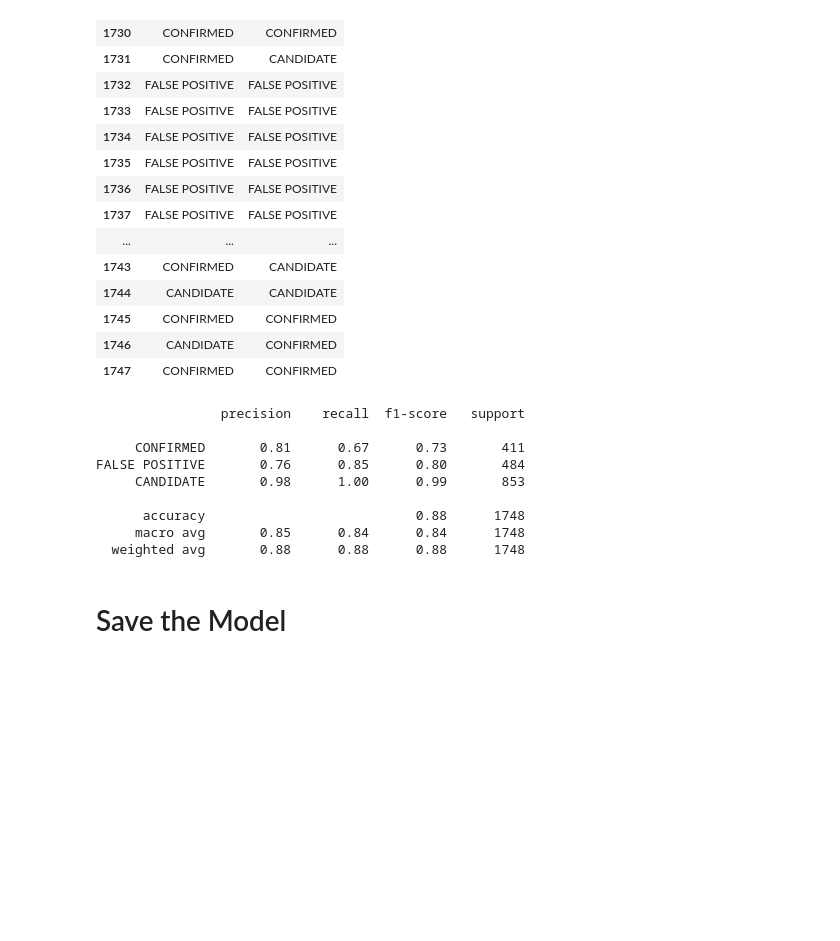
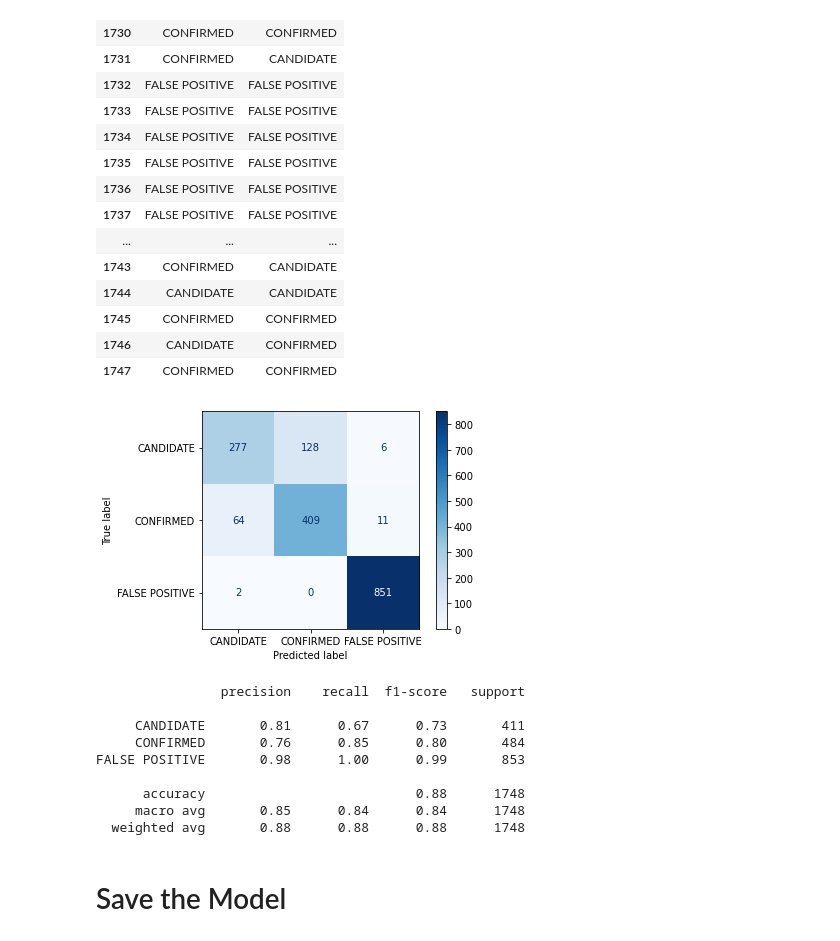
Before and after one commit to etassone1974/machine-learning-challenge, a Jupyter notebook: starter_code/model_1.ipynb, the cells around one changed output. Drawn from its saved outputs; the diff is of its cells as text; code cells hidden in the pictures; blank space fills up the shorter version.

Commit message:
Added confusion matrices, corrected labels

```diff
--- a/starter_code/model_1.ipynb
+++ b/starter_code/model_1.ipynb
@@ -246,16 +246,22 @@ results.tail(20)
 | 1745 | CONFIRMED | CONFIRMED |
 | 1746 | CANDIDATE | CONFIRMED |
 | 1747 | CONFIRMED | CONFIRMED |
+# %%
+from sklearn.metrics import plot_confusion_matrix
+plot_confusion_matrix(grid, X_test_minmax, y_test, cmap="Blues")
+plt.show()
+# %% [output]
+[figure, added]
 # %%
 from sklearn.metrics import classification_report
 print(classification_report(y_test, predictions,
-                            target_names=["CONFIRMED", "FALSE POSITIVE", "CANDIDATE"]))
+                            target_names=["CANDIDATE", "CONFIRMED", "FALSE POSITIVE"]))
 # %% [output]
                 precision    recall  f1-score   support
 
-     CONFIRMED       0.81      0.67      0.73       411
-FALSE POSITIVE       0.76      0.85      0.80       484
-     CANDIDATE       0.98      1.00      0.99       853
+     CANDIDATE       0.81      0.67      0.73       411
+     CONFIRMED       0.76      0.85      0.80       484
+FALSE POSITIVE       0.98      1.00      0.99       853
 
       accuracy                           0.88      1748
      macro avg       0.85      0.84      0.84      1748
```
Also changed, not shown: parts of 2 cells of this notebook, 9 other files.
